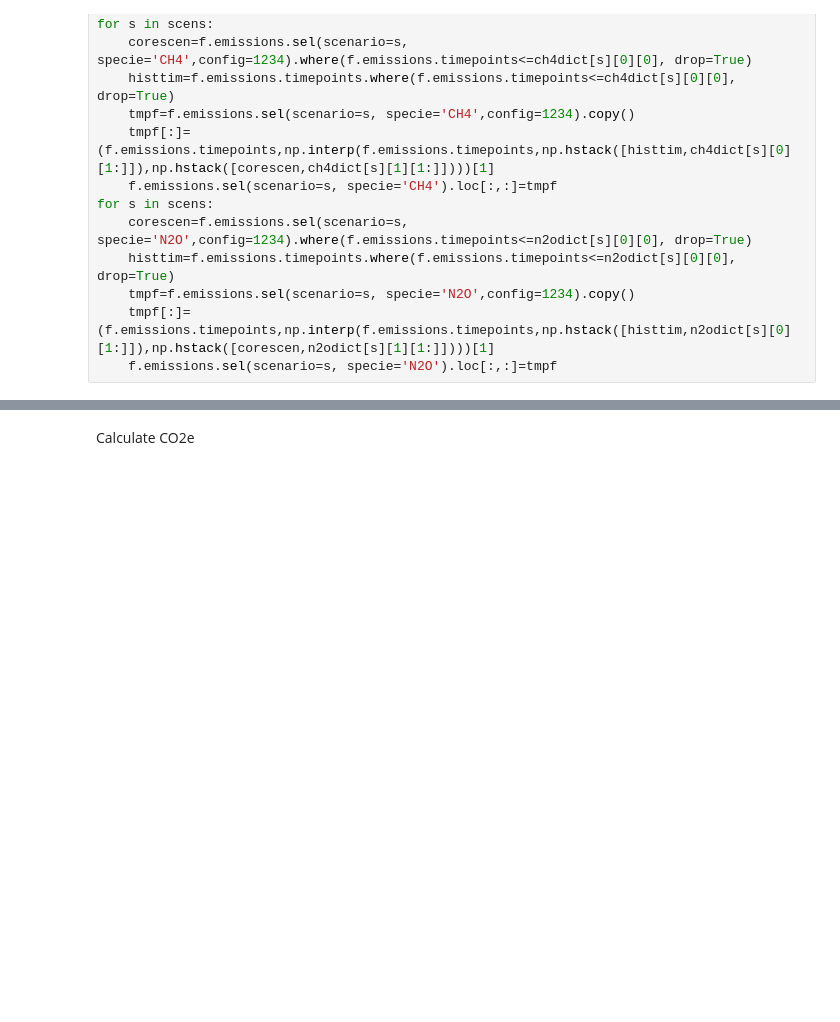
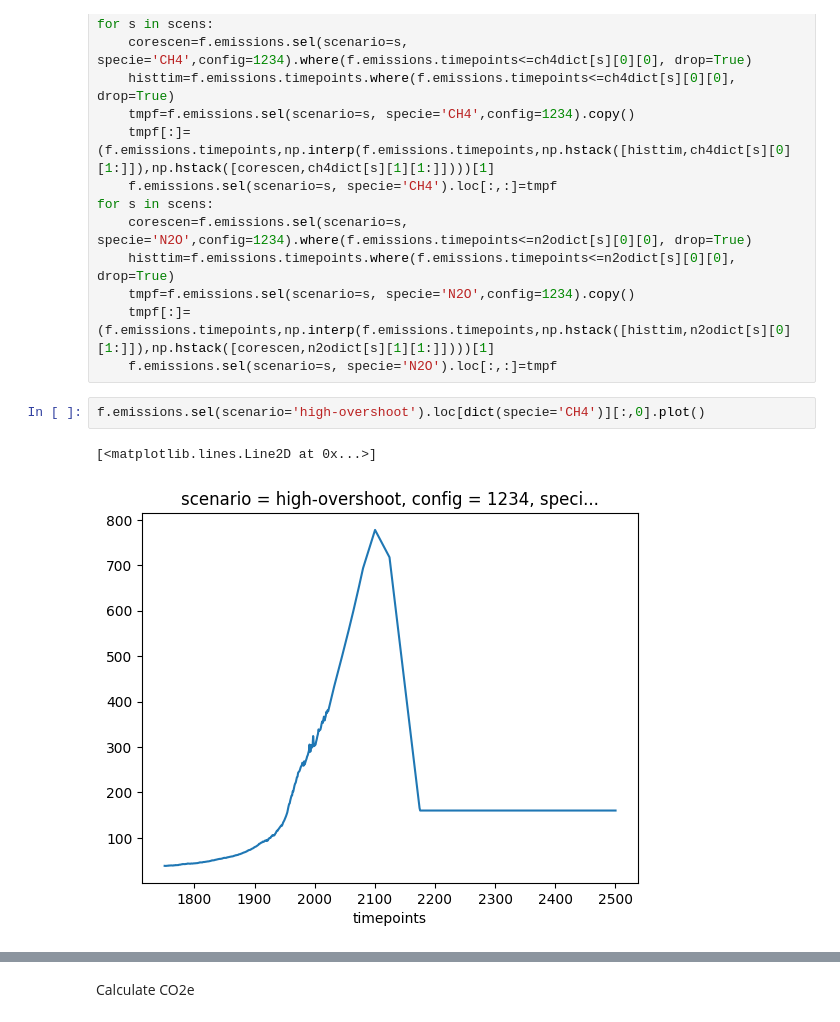
Before and after one commit to chrisroadmap/cmip7-scenariomip, a Jupyter notebook: notebooks/extensions.ipynb, the cells around one changed output, grey strips where cells are left out. Saved outputs shown, nothing was run; the diff lists cells and outputs as text; blank space fills up the shorter version.

```diff
--- a/notebooks/extensions.ipynb
+++ b/notebooks/extensions.ipynb
@@ -89,6 +84,11 @@ for s in scens:
     tmpf=f.emissions.sel(scenario=s, specie='N2O',config=1234).copy()
     tmpf[:]=(f.emissions.timepoints,np.interp(f.emissions.timepoints,np.hstack([histtim,n2odict[s][0][1:]]),np.hstack([corescen,n2odict[s][1][1:]])))[1]
     f.emissions.sel(scenario=s, specie='N2O').loc[:,:]=tmpf
+# %%
+f.emissions.sel(scenario='high-overshoot').loc[dict(specie='CH4')][:,0].plot()
+# %% [output]
+[<matplotlib.lines.Line2D at 0x...>]
+[figure, new version]
 # %%
 fig, ax = pl.subplots(nrows=1,ncols=2,figsize=(14,5))
 for scenario in f.scenarios:
```
Also changed, not shown: parts of 9 cells of this notebook.
